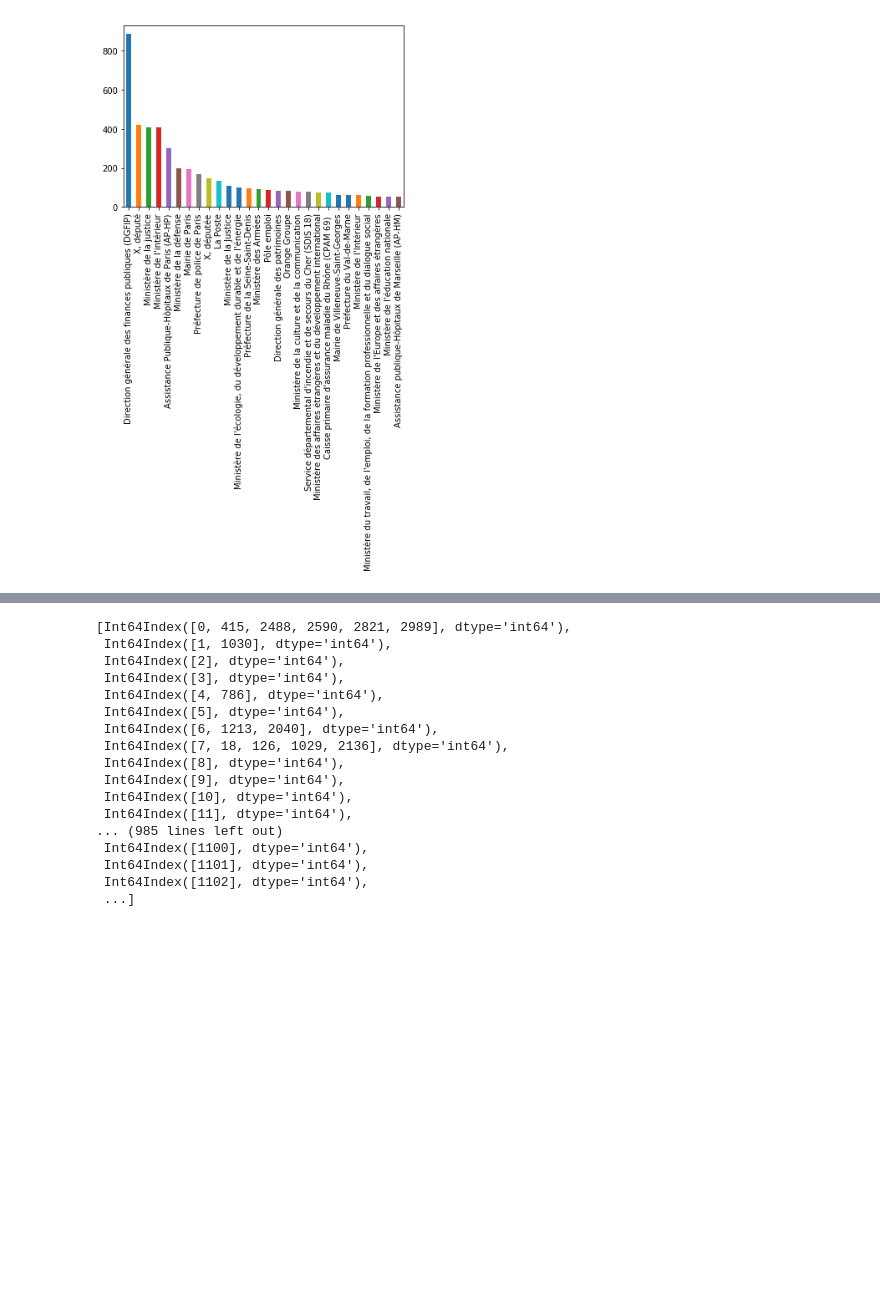
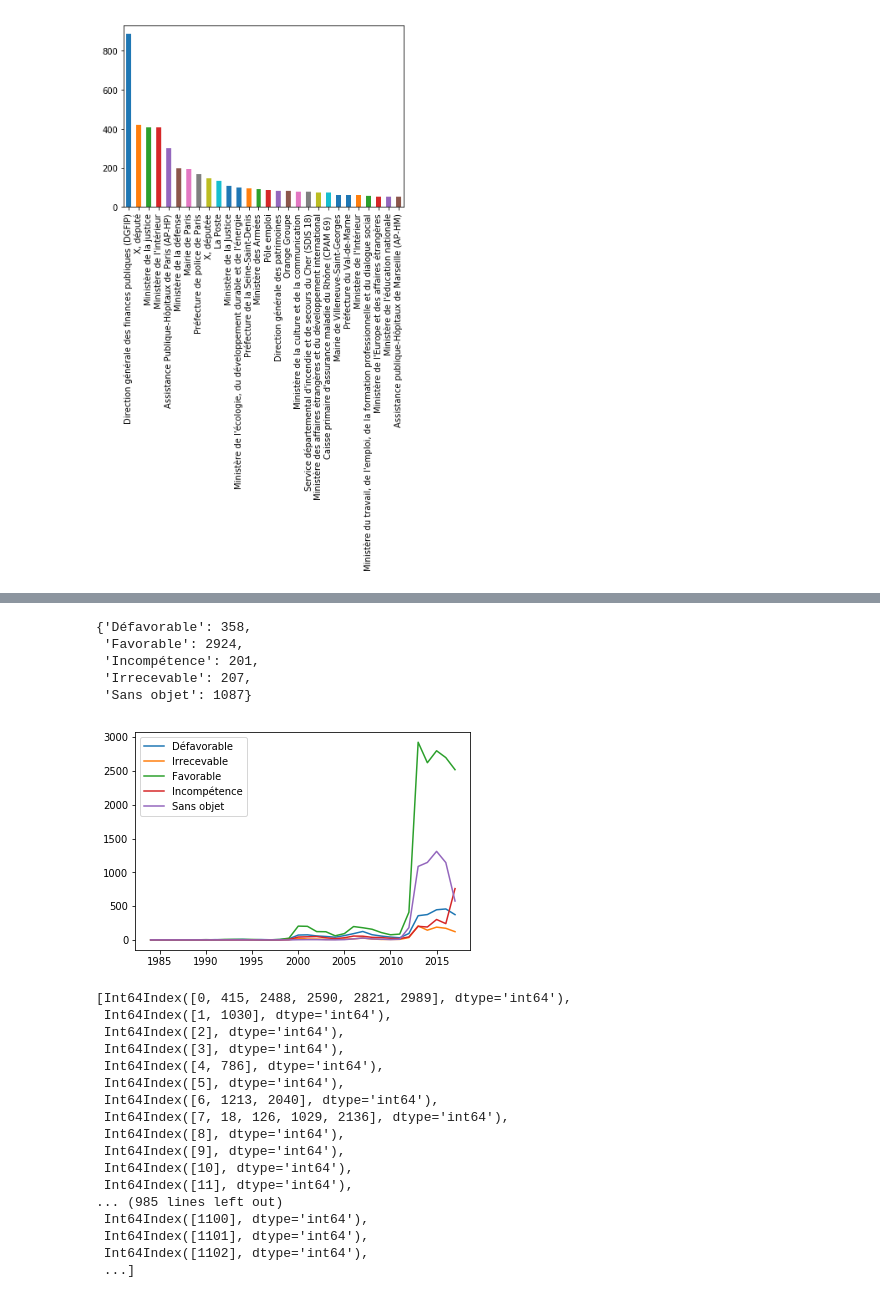
Before and after one commit to etalab/cada_explore, a Jupyter notebook: notebook/cada_explore.ipynb, the cells around one changed output, grey strips where cells are left out. Drawn from its saved outputs; the diff is of its cells as text; code cells hidden in the pictures; blank space fills up the shorter version.

```diff
--- a/notebook/cada_explore.ipynb
+++ b/notebook/cada_explore.ipynb
@@ -97,3 +64,29 @@ Length: 121, dtype: object
+# %%
+# df_sup_50 = df.loc[df["Administration"].isin(sup_50)]
+# gp50 = df_sup_50.groupby(["Administration", "Sens_reduced"])
+# gp50.plot(kind="bar")
+
+from collections import defaultdict
+annee_sens = defaultdict(dict)
+types_sens = list(filter(None, df.Sens_reduced.dropna().unique().tolist()))
+gp2 = df.groupby(["Année", "Sens_reduced"])
+gp2.groups
+for name, gp in gp2:
+#     print(name)
+#     print(gp)
+    if name[1]:
+        annee_sens[name[0]][name[1]] = len(gp)
+df2 = pd.DataFrame.from_dict(annee_sens, orient="index").fillna(0)
+df2.dropna().plot()
+df2
+annee_sens[2013]
+# %% [output]
+{'Défavorable': 358,
+ 'Favorable': 2924,
+ 'Incompétence': 201,
+ 'Irrecevable': 207,
+ 'Sans objet': 1087}
+[figure, added]
 # %%
 gp_admin_sens = df.groupby(["Administration", "Sens_reduced"])
 #gp_admin_sens.plot(kind="bar")
```
Also changed, not shown: parts of 3 cells of this notebook.
